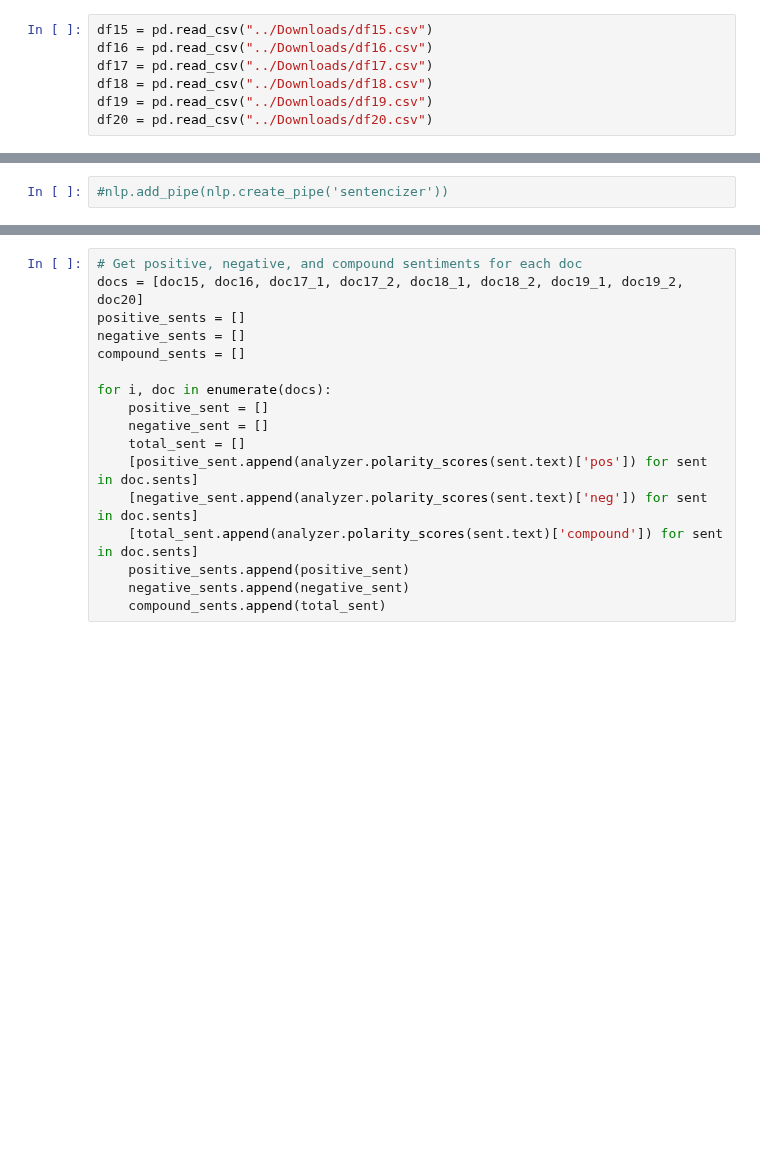
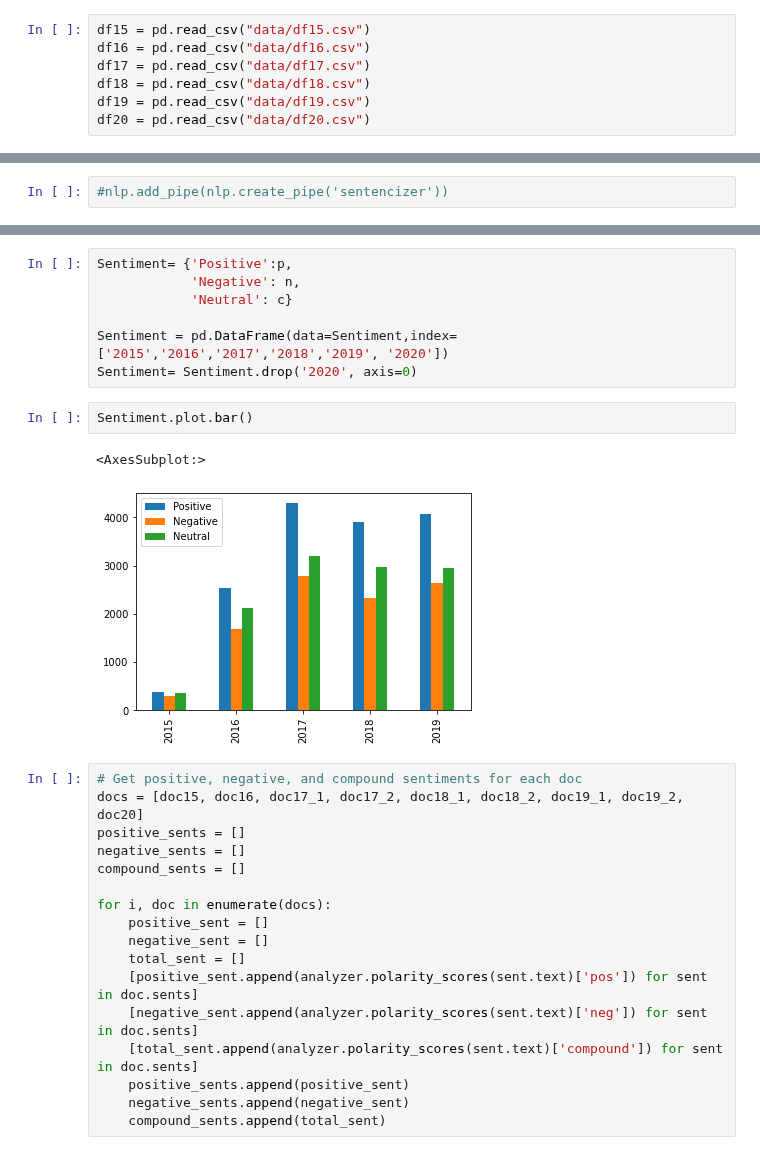
Before and after one commit to epfl-ada/ada-2021-project-ada_group_project, a Jupyter notebook: sentimentanalysis.ipynb, the cells around one changed output, grey strips where cells are left out. Cells and saved outputs as stored; diff of their text form; blank space fills up the shorter version.

Commit message:
add revelevent graphs based on the TA feedback

```diff
--- a/sentimentanalysis.ipynb
+++ b/sentimentanalysis.ipynb
@@ -41,10 +44,10 @@ corpus_root = 'books/'
 # %%
-df15 = pd.read_csv("../Downloads/df15.csv")
-df16 = pd.read_csv("../Downloads/df16.csv")
-df17 = pd.read_csv("../Downloads/df17.csv")
-df18 = pd.read_csv("../Downloads/df18.csv")
-df19 = pd.read_csv("../Downloads/df19.csv")
-df20 = pd.read_csv("../Downloads/df20.csv")
+df15 = pd.read_csv("data/df15.csv")
+df16 = pd.read_csv("data/df16.csv")
+df17 = pd.read_csv("data/df17.csv")
+df18 = pd.read_csv("data/df18.csv")
+df19 = pd.read_csv("data/df19.csv")
+df20 = pd.read_csv("data/df20.csv")
 # %%
 words = ['lesbian', 'gay', 'homosexual', 'gender', 'bisexual', 'sexuality', 'same sex',
          'asexual', 'biphobia', 'bisexual', 'coming out', 'coming-out', 'gender identity',
@@ -179,3 +182,15 @@ Number of neutral sentences: 3471
+# %%
+Sentiment= {'Positive':p,
+            'Negative': n,
+            'Neutral': c}
+
+Sentiment = pd.DataFrame(data=Sentiment,index=['2015','2016','2017','2018','2019', '2020'])
+Sentiment= Sentiment.drop('2020', axis=0)
+# %%
+Sentiment.plot.bar()
+# %% [output]
+<AxesSubplot:>
+[figure, added]
 # %%
 # Get positive, negative, and compound sentiments for each doc
 docs = [doc15, doc16, doc17_1, doc17_2, doc18_1, doc18_2, doc19_1, doc19_2, doc20]
```
Also changed, not shown: parts of 3 cells of this notebook.
